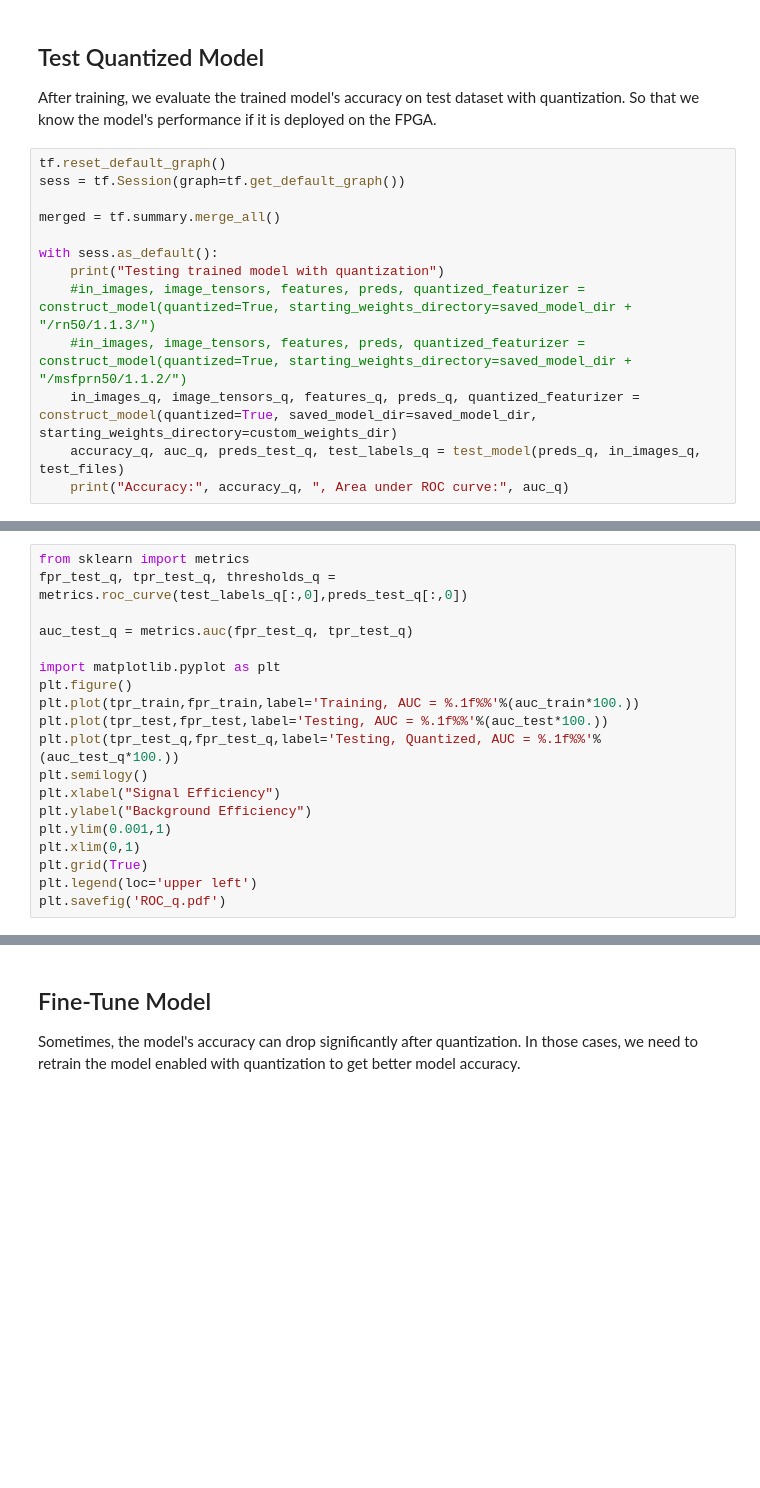
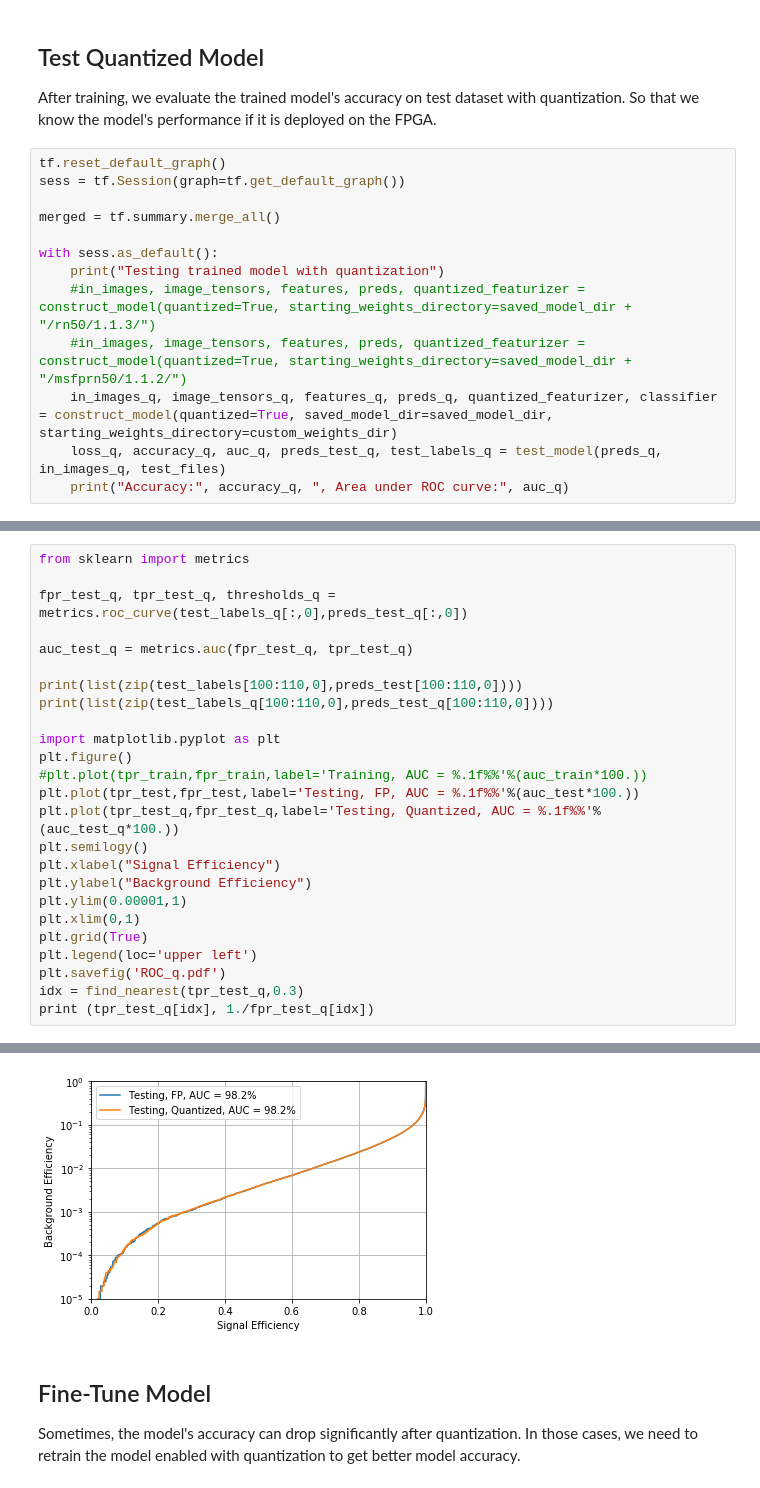
Before and after one commit to davidho27941/MachineLearningNotebooks, a Jupyter notebook: project-brainwave/project-brainwave-custom-weights-retrain-fulldataset.ipynb, the cells around one changed output, grey strips where cells are left out. Saved outputs shown, nothing was run; the diff lists cells and outputs as text; blank space fills up the shorter version.

```diff
--- a/project-brainwave/project-brainwave-custom-weights-retrain-fulldataset.ipynb
+++ b/project-brainwave/project-brainwave-custom-weights-retrain-fulldataset.ipynb
@@ -234,6 +312,6 @@ with sess.as_default():
     print("Testing trained model with quantization")
     #in_images, image_tensors, features, preds, quantized_featurizer = construct_model(quantized=True, starting_weights_directory=saved_model_dir + "/rn50/1.1.3/")
     #in_images, image_tensors, features, preds, quantized_featurizer = construct_model(quantized=True, starting_weights_directory=saved_model_dir + "/msfprn50/1.1.2/")
-    in_images_q, image_tensors_q, features_q, preds_q, quantized_featurizer = construct_model(quantized=True, saved_model_dir=saved_model_dir, starting_weights_directory=custom_weights_dir)
-    accuracy_q, auc_q, preds_test_q, test_labels_q = test_model(preds_q, in_images_q, test_files)
+    in_images_q, image_tensors_q, features_q, preds_q, quantized_featurizer, classifier = construct_model(quantized=True, saved_model_dir=saved_model_dir, starting_weights_directory=custom_weights_dir)
+    loss_q, accuracy_q, auc_q, preds_test_q, test_labels_q = test_model(preds_q, in_images_q, test_files)
     print("Accuracy:", accuracy_q, ", Area under ROC curve:", auc_q)
@@ -240,19 +328,26 @@ with sess.as_default():
 # %%
 from sklearn import metrics
+
 fpr_test_q, tpr_test_q, thresholds_q = metrics.roc_curve(test_labels_q[:,0],preds_test_q[:,0])
 
 auc_test_q = metrics.auc(fpr_test_q, tpr_test_q)
 
+print(list(zip(test_labels[100:110,0],preds_test[100:110,0])))
+print(list(zip(test_labels_q[100:110,0],preds_test_q[100:110,0])))
+
 import matplotlib.pyplot as plt
 plt.figure()
-plt.plot(tpr_train,fpr_train,label='Training, AUC = %.1f%%'%(auc_train*100.))
-plt.plot(tpr_test,fpr_test,label='Testing, AUC = %.1f%%'%(auc_test*100.))
+#plt.plot(tpr_train,fpr_train,label='Training, AUC = %.1f%%'%(auc_train*100.))
+plt.plot(tpr_test,fpr_test,label='Testing, FP, AUC = %.1f%%'%(auc_test*100.))
 plt.plot(tpr_test_q,fpr_test_q,label='Testing, Quantized, AUC = %.1f%%'%(auc_test_q*100.))
 plt.semilogy()
 plt.xlabel("Signal Efficiency")
 plt.ylabel("Background Efficiency")
-plt.ylim(0.001,1)
+plt.ylim(0.00001,1)
 plt.xlim(0,1)
 plt.grid(True)
 plt.legend(loc='upper left')
 plt.savefig('ROC_q.pdf')
+idx = find_nearest(tpr_test_q,0.3)
+print (tpr_test_q[idx], 1./fpr_test_q[idx])
+# %% [output]
@@ -259,3 +357,4 @@ plt.savefig('ROC_q.pdf')
+[figure, added]
 # %% [markdown]
 ## Fine-Tune Model
 Sometimes, the model's accuracy can drop significantly after quantization. In those cases, we need to retrain the model enabled with quantization to get better model accuracy.
```
Also changed, not shown: parts of 12 cells of this notebook, 2 other files.
